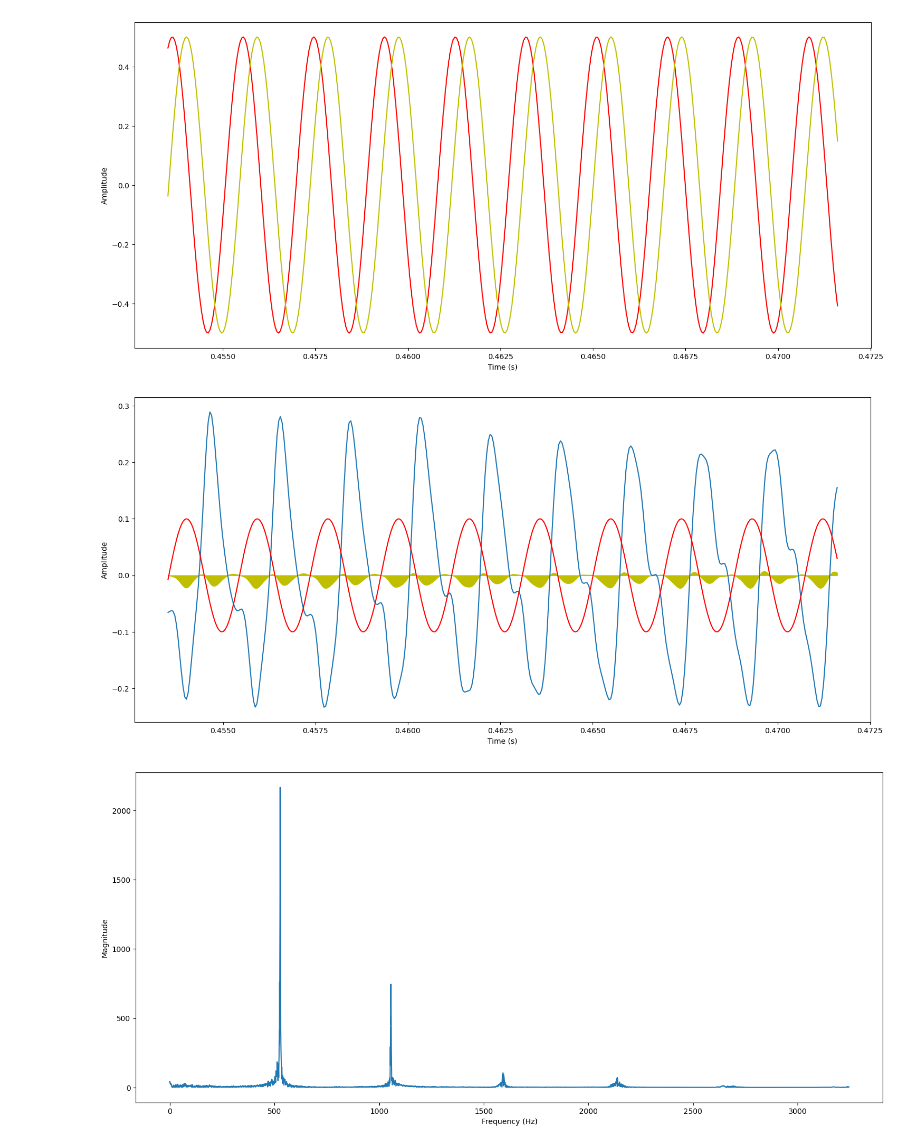
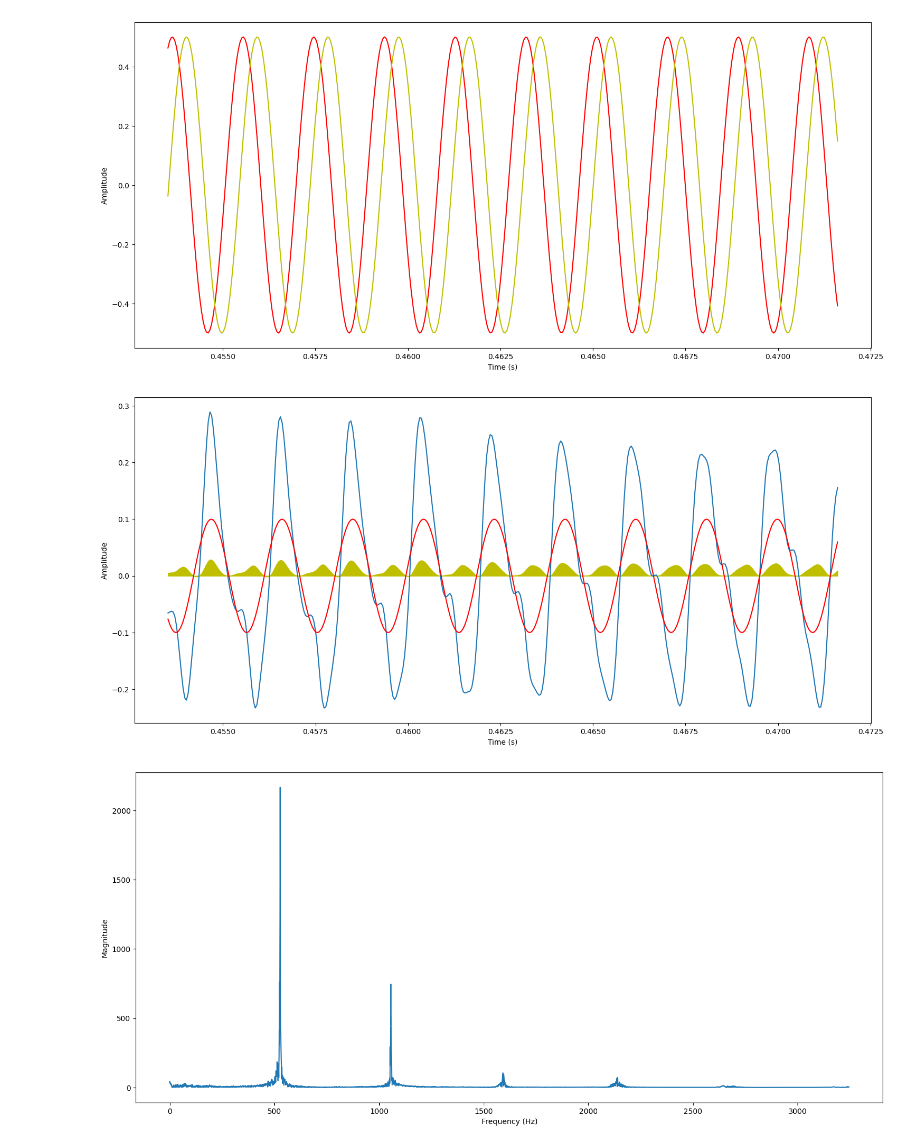
Before and after one commit to ZoroZoro95/Audio-For-ML, a Jupyter notebook: Fourier Transform.ipynb, the cells around one changed output. Drawn from its saved outputs; the diff is of its cells as text; code cells hidden in the pictures.

```diff
--- a/Fourier Transform.ipynb
+++ b/Fourier Transform.ipynb
@@ -11,7 +8,6 @@ os.getcwd()
 # %%
 # load audio file in the player
-
-BASE_FOLDER = "Audio/AudioFiles/"
+BASE_FOLDER = "AudioFiles/"
 audio_path = os.path.join(BASE_FOLDER, "piano_c.wav")
 ipd.Audio(audio_path)
 # %% [output]
@@ -167,13 +32,0 @@ useful positive FFT bins = 16985 using rfft
-# %%
-N = len(signal) #33968
-ft = np.fft.rfft(signal) #16985 as -ve values are discarded
-magnitude = np.abs(ft)
-frequency = np.fft.rfftfreq(N, d=1/sr)
-"""
-sr = 22050 samples/sec
-N = 33968 samples
-duration ≈ 1.54 sec
-frequency resolution ≈ 0.649 Hz
-Nyquist frequency = 11025 Hz
-useful positive FFT bins = 16985 using rfft
-"""
@@ -243,22 +93,22 @@ plt.show()
 # %%
 # compare signal and sinusoids
 
 f = 523
-phase = 0.2
+phase = 0.55
 
 sin = 0.1 * np.sin(2*np.pi * (f * t - phase))
 
 plt.figure(figsize=(18, 8))
 plt.plot(t[10000:10400], signal[10000:10400])
 plt.plot(t[10000:10400], sin[10000:10400], color="r")
 
 plt.fill_between(t[10000:10400], sin[10000:10400]*signal[10000:10400], color="y")
 
 plt.xlabel("Time (s)")
 plt.ylabel("Amplitude")
 plt.show()
 # %% [output]
-[figure, old version]
+[figure, new version]
 # %%
 # plot spectrum
 plt.figure(figsize=(18, 8))
```
Also changed, not shown: parts of 7 cells of this notebook.
